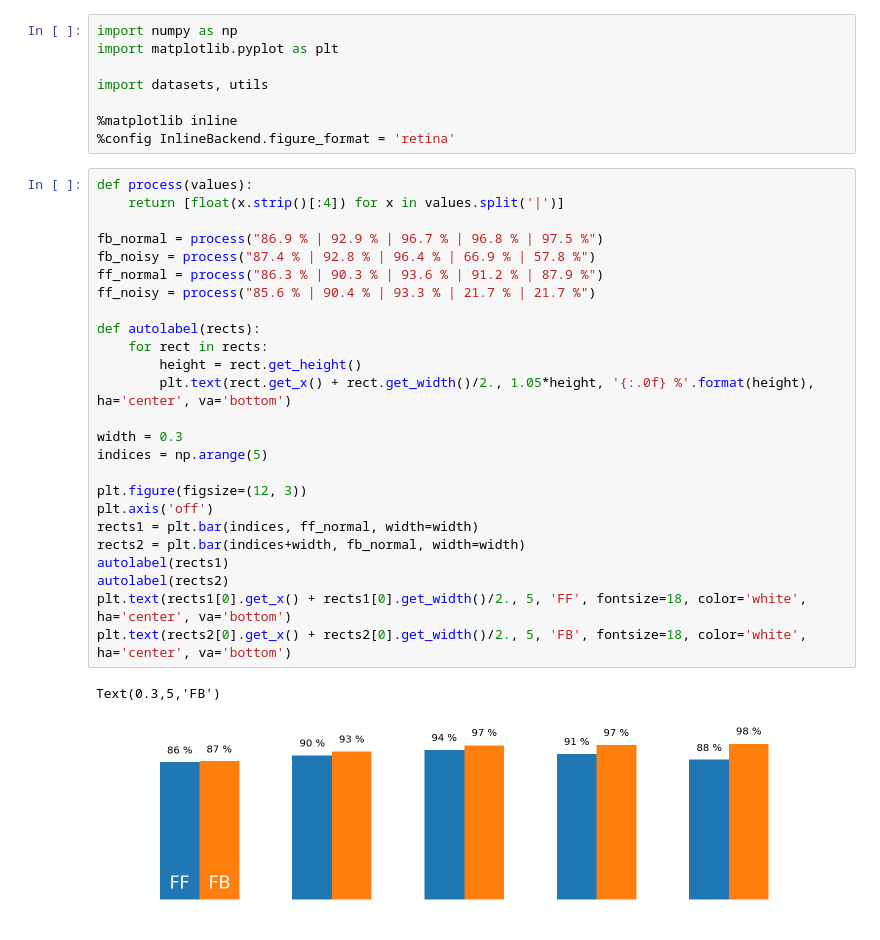
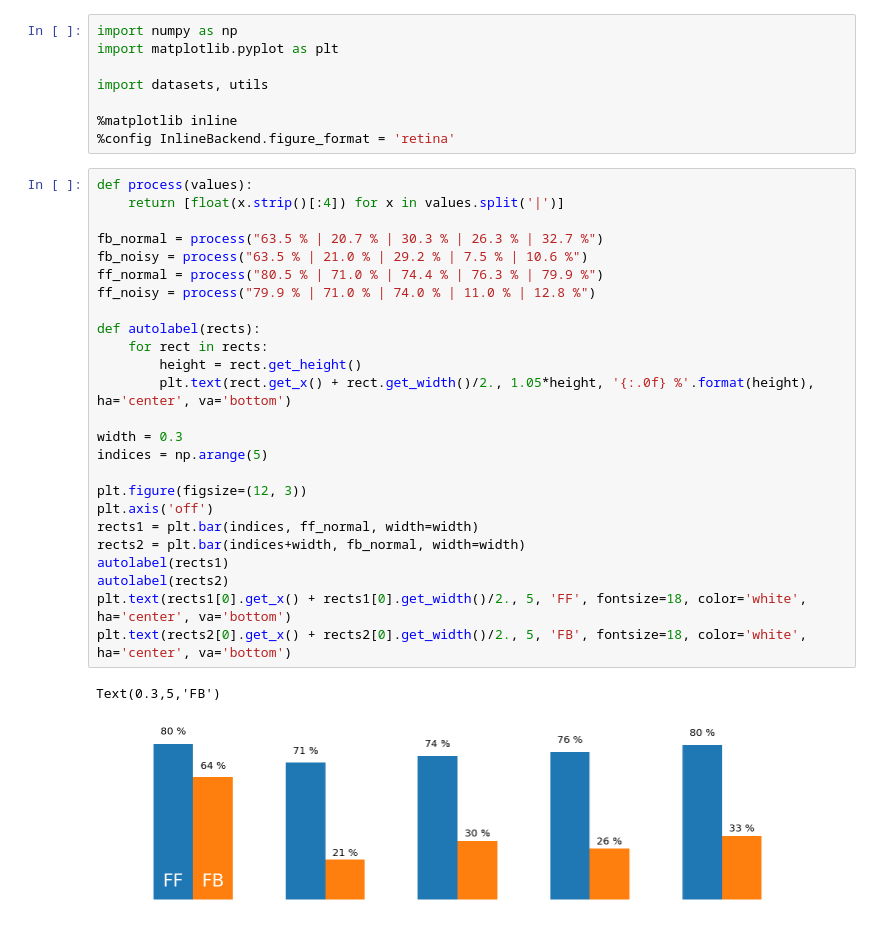
Before and after one commit to jrieke/feedback-nns, a Jupyter notebook: plots.ipynb, the cells around one changed output. Cells and saved outputs as stored; diff of their text form.

```diff
--- a/plots.ipynb
+++ b/plots.ipynb
@@ -9,31 +9,31 @@ import datasets, utils
 # %%
 def process(values):
     return [float(x.strip()[:4]) for x in values.split('|')]
 
-fb_normal = process("86.9 % | 92.9 % | 96.7 % | 96.8 % | 97.5 %")
-fb_noisy = process("87.4 % | 92.8 % | 96.4 % | 66.9 % | 57.8 %")
-ff_normal = process("86.3 % | 90.3 % | 93.6 % | 91.2 % | 87.9 %")
-ff_noisy = process("85.6 % | 90.4 % | 93.3 % | 21.7 % | 21.7 %")
+fb_normal = process("63.5 % | 20.7 % | 30.3 % | 26.3 % | 32.7 %")
+fb_noisy = process("63.5 % | 21.0 % | 29.2 % | 7.5 % | 10.6 %")
+ff_normal = process("80.5 % | 71.0 % | 74.4 % | 76.3 % | 79.9 %")
+ff_noisy = process("79.9 % | 71.0 % | 74.0 % | 11.0 % | 12.8 %")
 
 def autolabel(rects):
     for rect in rects:
         height = rect.get_height()
         plt.text(rect.get_x() + rect.get_width()/2., 1.05*height, '{:.0f} %'.format(height), ha='center', va='bottom')
 
 width = 0.3
 indices = np.arange(5)
 
 plt.figure(figsize=(12, 3))
 plt.axis('off')
 rects1 = plt.bar(indices, ff_normal, width=width)
 rects2 = plt.bar(indices+width, fb_normal, width=width)
 autolabel(rects1)
 autolabel(rects2)
 plt.text(rects1[0].get_x() + rects1[0].get_width()/2., 5, 'FF', fontsize=18, color='white', ha='center', va='bottom')
 plt.text(rects2[0].get_x() + rects2[0].get_width()/2., 5, 'FB', fontsize=18, color='white', ha='center', va='bottom')
 # %% [output]
 Text(0.3,5,'FB')
-[figure, old version]
+[figure, new version]
 # %%
 plt.figure(figsize=(12, 3))
 plt.axis('off')
```
Also changed, not shown: parts of 1 cell of this notebook, 6 other files.
